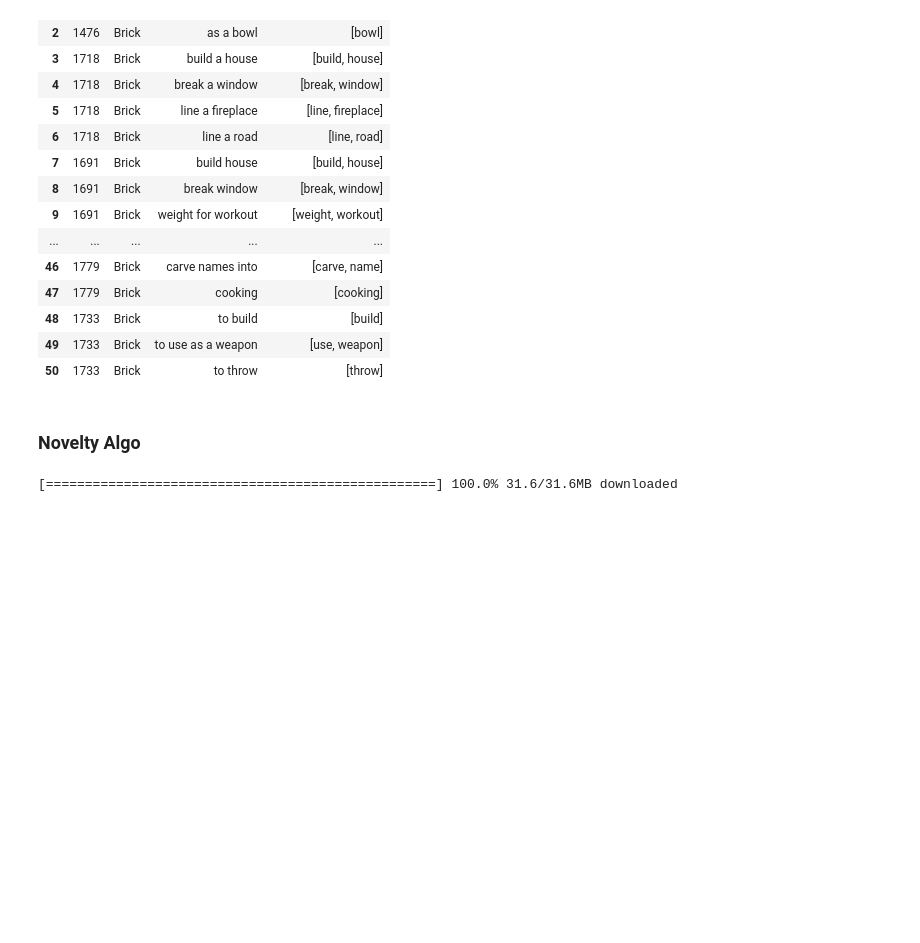
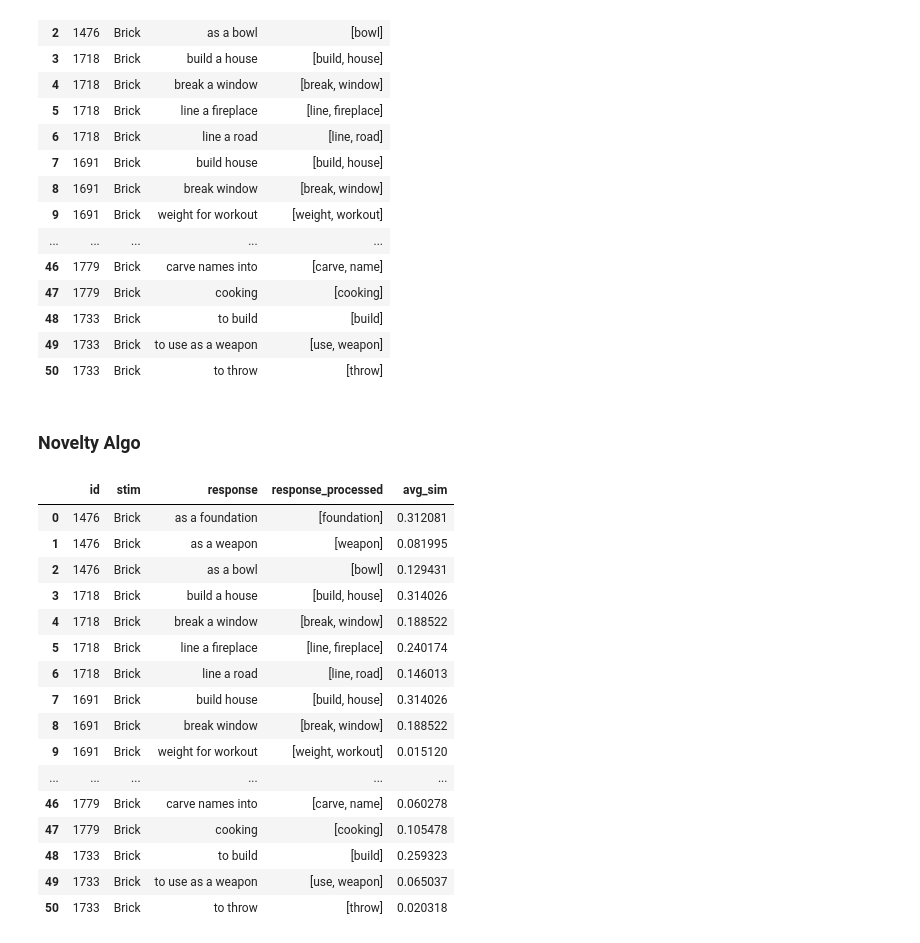
Before and after one commit to DijunQuant/AUT-Scoring, a Jupyter notebook: scripts/novelty_algo.ipynb, the cells around one changed output. Saved outputs shown, nothing was run; the diff lists cells and outputs as text; code cells hidden in the pictures; blank space fills up the shorter version.

Commit message:
first novelty algo

```diff
--- a/scripts/novelty_algo.ipynb
+++ b/scripts/novelty_algo.ipynb
@@ -100,19 +101,54 @@ test
 | 50 | 1733 | Brick | to throw | [throw] |
 # %% [markdown]
 ### Novelty Algo
-# %%
-corpus = api.load('text8')
-word_model = Word2Vec(corpus)
-# %% [output]
-[==================================================] 100.0% 31.6/31.6MB downloaded
+# %%
+# corpus = api.load('text8')
+# word_model = Word2Vec(corpus)
+word_model = KeyedVectors.load_word2vec_format("C:/Users/jhec8/Documents/Northwestern_SROP/GoogleNews-vectors-negative300.bin", binary=True)
+# %%
+def get_similarity(prompt, list):
+    avg_sim = 0
+    for term in range(len(list)):
+        avg_sim = avg_sim + word_model.similarity(w1 = prompt, w2 = list[term])
+
+    avg_sim = avg_sim/len(list)
+
+    return avg_sim
 # %%
-def get_novelty(df):
+def get_novelty(df, prompt):
     novel_rating_df = get_cleaned_responses(df)
+    cleaned_responses = novel_rating_df['response_processed'].tolist()
+    avg_sim_list = []
 
     # implement algo
+    for response in cleaned_responses:
+        avg_sim_list.append(get_similarity(prompt, response))
+
+    novel_rating_df['avg_sim'] = avg_sim_list
 
     # new column with novelty rating
     return novel_rating_df
+# %%
+data_brick_novelty = get_novelty(data_brick, "brick")
+data_brick_novelty
+# %% [output]
+|  | id | stim | response | response_processed | avg_sim |
+| 0 | 1476 | Brick | as a foundation | [foundation] | 0.312081 |
+| 1 | 1476 | Brick | as a weapon | [weapon] | 0.081995 |
+| 2 | 1476 | Brick | as a bowl | [bowl] | 0.129431 |
+| 3 | 1718 | Brick | build a house | [build, house] | 0.314026 |
+| 4 | 1718 | Brick | break a window | [break, window] | 0.188522 |
+| 5 | 1718 | Brick | line a fireplace | [line, fireplace] | 0.240174 |
+| 6 | 1718 | Brick | line a road | [line, road] | 0.146013 |
+| 7 | 1691 | Brick | build house | [build, house] | 0.314026 |
+| 8 | 1691 | Brick | break window | [break, window] | 0.188522 |
+| 9 | 1691 | Brick | weight for workout | [weight, workout] | 0.015120 |
+| ... | ... | ... | ... | ... | ... |
+| 46 | 1779 | Brick | carve names into | [carve, name] | 0.060278 |
+| 47 | 1779 | Brick | cooking | [cooking] | 0.105478 |
+| 48 | 1733 | Brick | to build | [build] | 0.259323 |
+| 49 | 1733 | Brick | to use as a weapon | [use, weapon] | 0.065037 |
+| 50 | 1733 | Brick | to throw | [throw] | 0.020318 |
 # %% [markdown]
 Algo Design Brainstorming:
 * Word2vec, average similarity between words in two responses
```
Also changed, not shown: parts of 2 cells of this notebook.
